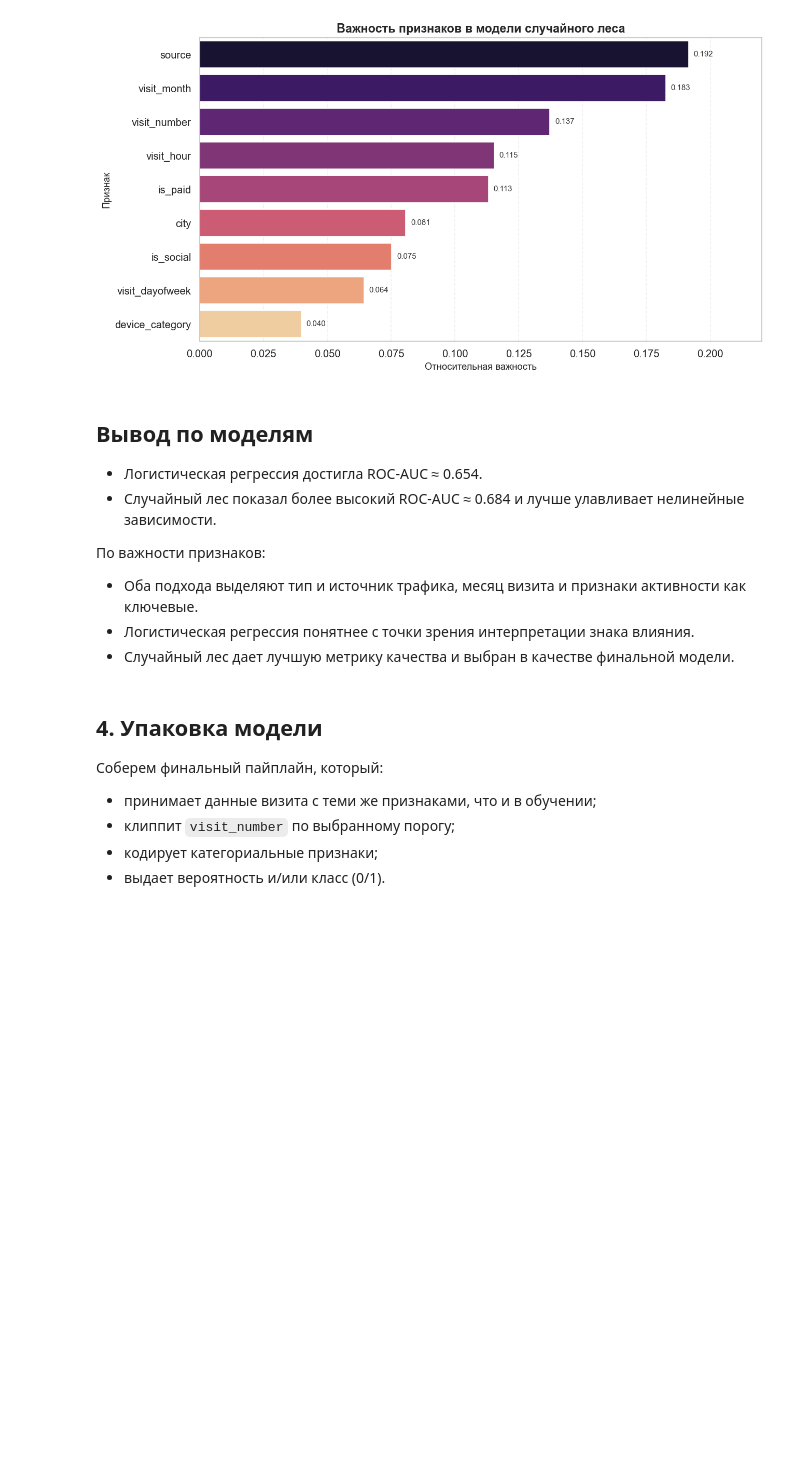
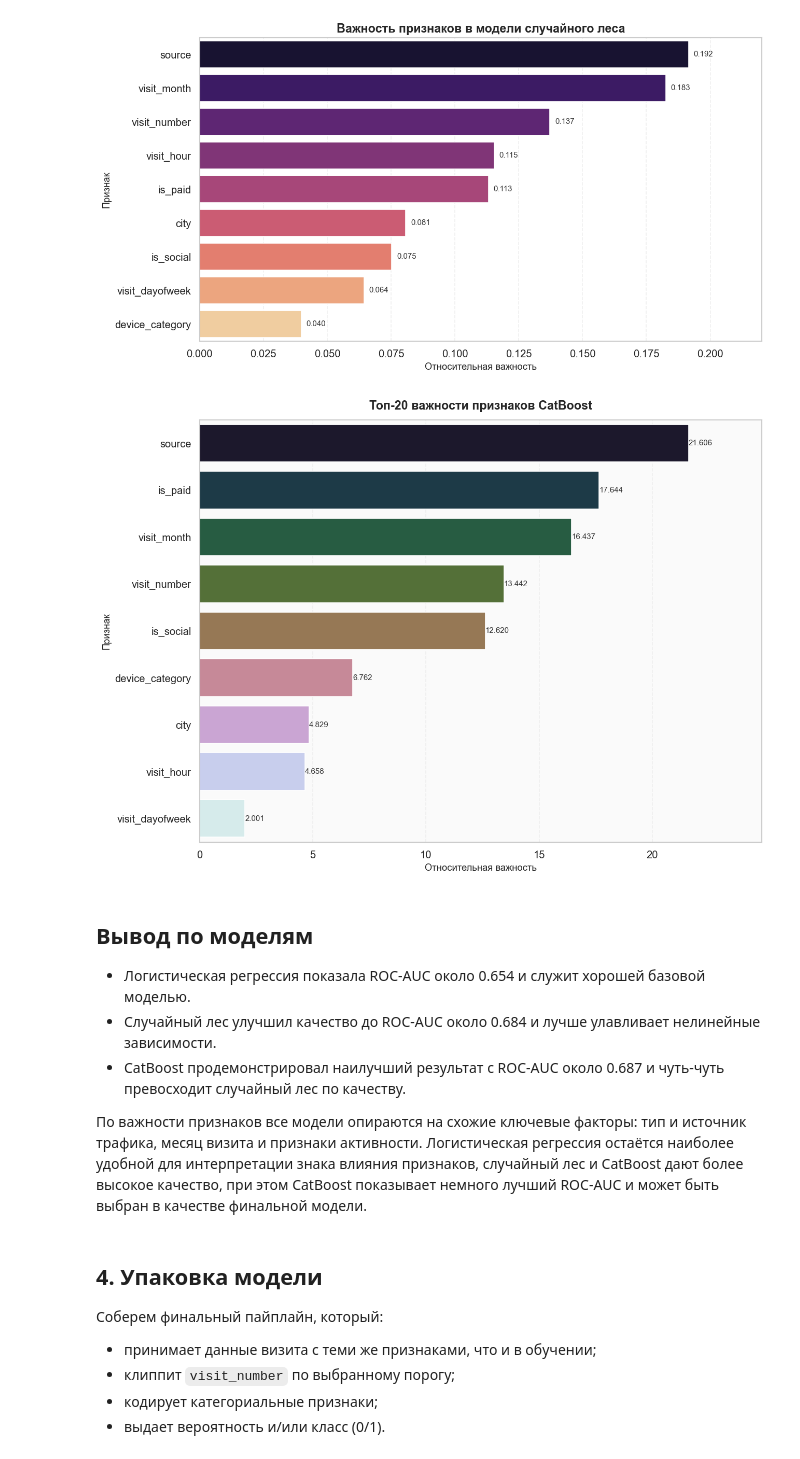
Before and after one commit to yarchegit/LogReg, a Jupyter notebook: hakaton_answer.ipynb, the cells around one changed output. Saved outputs shown, nothing was run; the diff lists cells and outputs as text; code cells hidden in the pictures; blank space fills up the shorter version.

```diff
--- a/hakaton_answer.ipynb
+++ b/hakaton_answer.ipynb
@@ -1190,16 +1269,55 @@ plt.tight_layout()
 plt.show()
 # %% [output]
 [figure]
+# %%
+# Важность признаков для CatBoost
+cb_importance = pd.DataFrame({
+    'feature': X_train_cb.columns,
+    'importance': cat_model.get_feature_importance(train_pool)
+}).sort_values(by='importance', ascending=False)
+
+top_cb = cb_importance.head(20)
+
+plt.figure(figsize=(11, 8))
+bars = sns.barplot(
+    x='importance',
+    y='feature',
+    data=top_cb,
+    palette='cubehelix',
+    hue='feature',
+    legend=False
+)
+
+plt.title('Топ-20 важности признаков CatBoost', fontsize=14, fontweight='bold', pad=12)
+plt.xlabel('Относительная важность', fontsize=11)
+plt.ylabel('Признак', fontsize=11)
+plt.grid(True, axis='x', linestyle='--', alpha=0.25)
+plt.gca().set_facecolor('#FAFAFA')
+
+for bar in bars.patches:
+    width = bar.get_width()
+    plt.text(
+        width + 0.002,
+        bar.get_y() + bar.get_height() / 2,
+        f'{width:.3f}',
+        va='center',
+        fontsize=9,
+        color='#333333'
+    )
+
+plt.xlim(0, top_cb['importance'].max() * 1.15)
+plt.tight_layout()
+plt.show()
+# %% [output]
+[figure, added]
 # %% [markdown]
 ## Вывод по моделям
 
-- Логистическая регрессия достигла ROC-AUC ≈ 0.654.
-- Случайный лес показал более высокий ROC-AUC ≈ 0.684 и лучше улавливает нелинейные зависимости.
+- Логистическая регрессия показала ROC-AUC около 0.654 и служит хорошей базовой моделью.
+- Случайный лес улучшил качество до ROC-AUC около 0.684 и лучше улавливает нелинейные зависимости.
+- CatBoost продемонстрировал наилучший результат с ROC-AUC около 0.687 и чуть-чуть превосходит случайный лес по качеству.
 
-По важности признаков:
-- Оба подхода выделяют тип и источник трафика, месяц визита и признаки активности как ключевые.
-- Логистическая регрессия понятнее с точки зрения интерпретации знака влияния.
-- Случайный лес дает лучшую метрику качества и выбран в качестве финальной модели.
+По важности признаков все модели опираются на схожие ключевые факторы: тип и источник трафика, месяц визита и признаки активности. Логистическая регрессия остаётся наиболее удобной для интерпретации знака влияния признаков, случайный лес и CatBoost дают более высокое качество, при этом CatBoost показывает немного лучший ROC-AUC и может быть выбран в качестве финальной модели.
 # %% [markdown]
 ## 4. Упаковка модели
 
```
Also changed, not shown: parts of 5 cells of this notebook.
